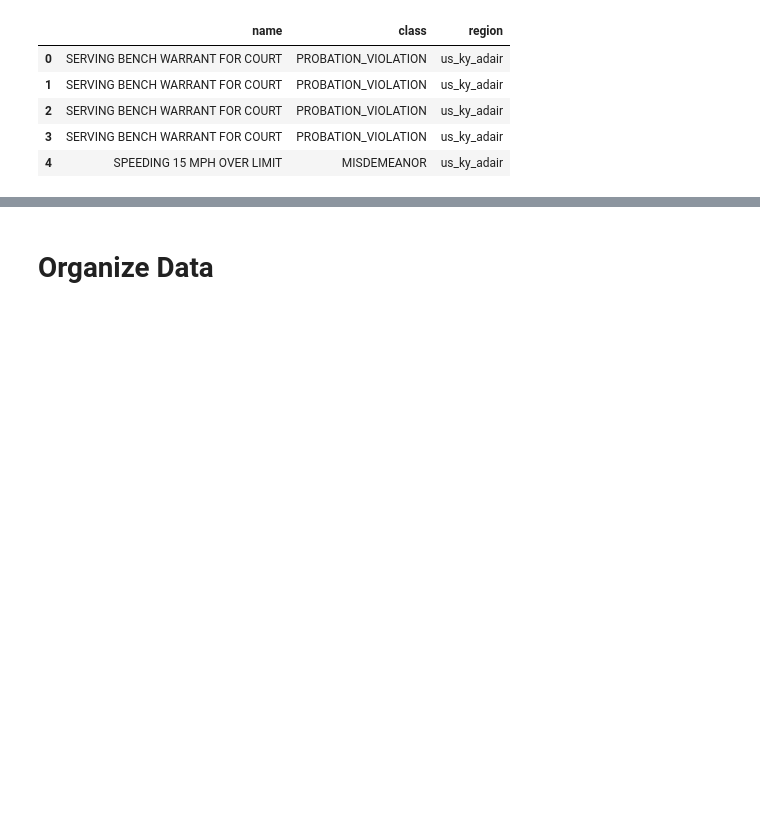
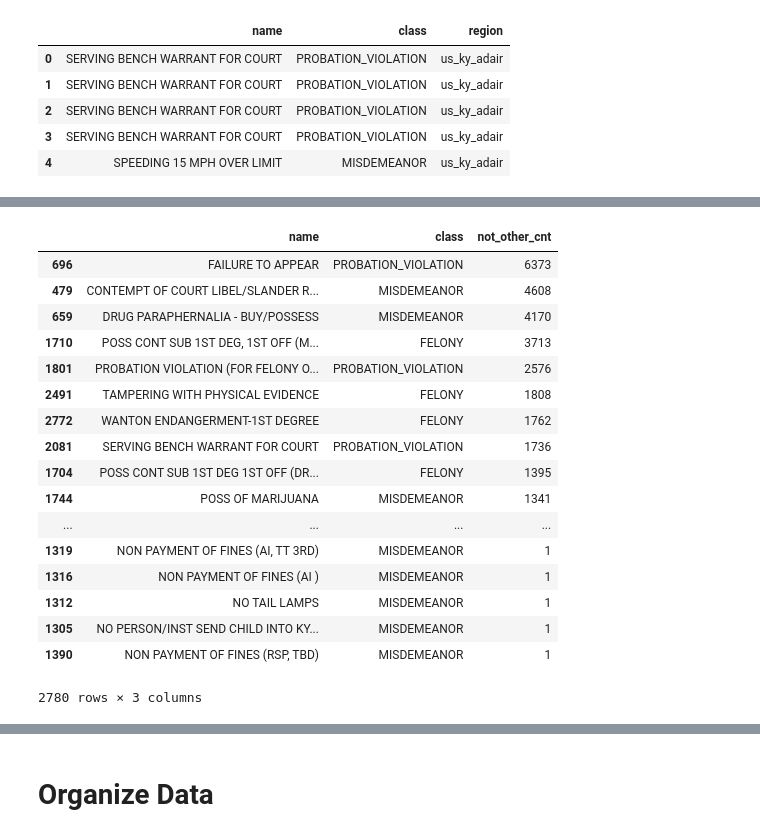
Before and after one commit to jdmart/recidiviz_charge_classifier, a Jupyter notebook: Recidiviz_Charge_Classifer_Summary.ipynb, the cells around one changed output, grey strips where cells are left out. Saved outputs shown, nothing was run; the diff lists cells and outputs as text; code cells hidden in the pictures; blank space fills up the shorter version.

```diff
--- a/Recidiviz_Charge_Classifer_Summary.ipynb
+++ b/Recidiviz_Charge_Classifer_Summary.ipynb
@@ -47,0 +87,21 @@ charge_data.head()
+# %%
+cd_not_other_counts
+# %% [output]
+|  | name | class | not_other_cnt |
+| 696 | FAILURE TO APPEAR | PROBATION_VIOLATION | 6373 |
+| 479 | CONTEMPT OF COURT LIBEL/SLANDER R... | MISDEMEANOR | 4608 |
+| 659 | DRUG PARAPHERNALIA - BUY/POSSESS | MISDEMEANOR | 4170 |
+| 1710 | POSS CONT SUB 1ST DEG, 1ST OFF (M... | FELONY | 3713 |
+| 1801 | PROBATION VIOLATION (FOR FELONY O... | PROBATION_VIOLATION | 2576 |
+| 2491 | TAMPERING WITH PHYSICAL EVIDENCE | FELONY | 1808 |
+| 2772 | WANTON ENDANGERMENT-1ST DEGREE | FELONY | 1762 |
+| 2081 | SERVING BENCH WARRANT FOR COURT | PROBATION_VIOLATION | 1736 |
+| 1704 | POSS CONT SUB 1ST DEG 1ST OFF (DR... | FELONY | 1395 |
+| 1744 | POSS OF MARIJUANA | MISDEMEANOR | 1341 |
+| ... | ... | ... | ... |
+| 1319 | NON PAYMENT OF FINES (AI, TT 3RD) | MISDEMEANOR | 1 |
+| 1316 | NON PAYMENT OF FINES (AI ) | MISDEMEANOR | 1 |
+| 1312 | NO TAIL LAMPS | MISDEMEANOR | 1 |
+| 1305 | NO PERSON/INST SEND CHILD INTO KY... | MISDEMEANOR | 1 |
+| 1390 | NON PAYMENT OF FINES (RSP, TBD) | MISDEMEANOR | 1 |
+2780 rows × 3 columns
```
Also changed, not shown: parts of 6 cells of this notebook.
